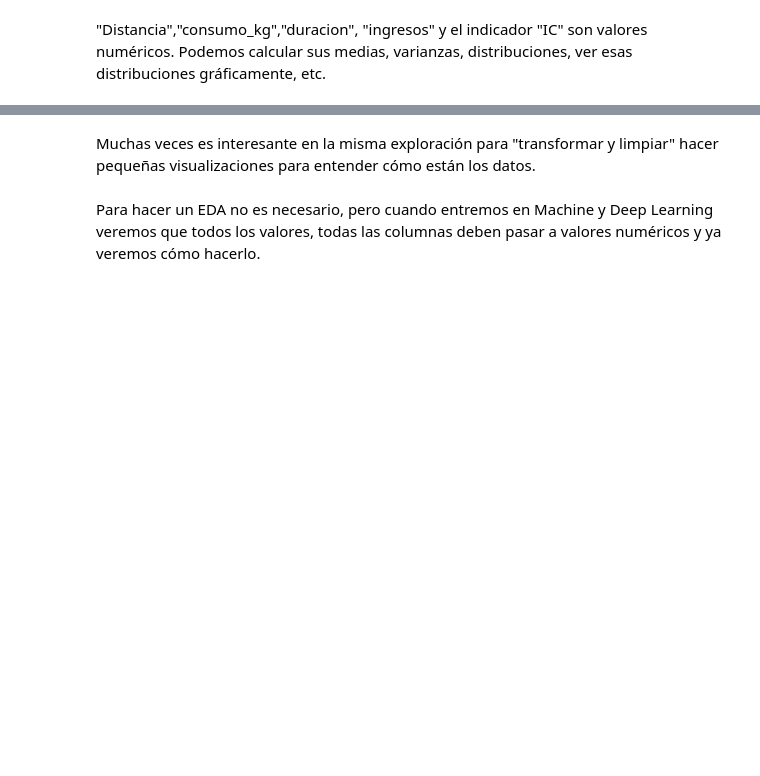
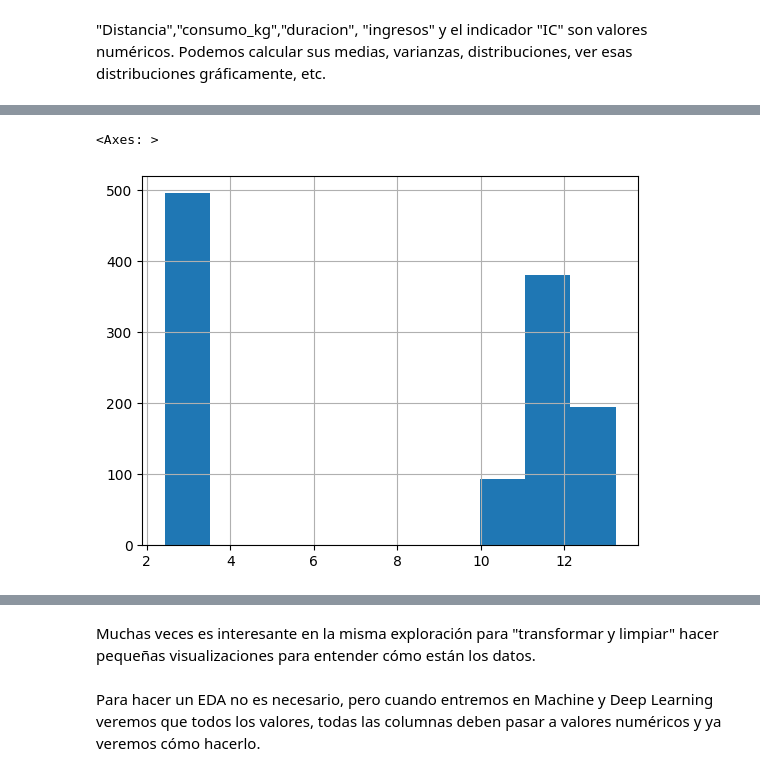
Before and after one commit to eleacos/DS-Online-Elena-Acosta, a Jupyter notebook: 03_Data_Analysis/Sprint_05/Unidad_01_Introduccion_Procesos_ETL/01_Workout/04_Tipos_de_Datos.ipynb, the cells around one changed output, grey strips where cells are left out. Saved outputs shown, nothing was run; the diff lists cells and outputs as text; code cells hidden in the pictures; blank space fills up the shorter version.

```diff
--- a/03_Data_Analysis/Sprint_05/Unidad_01_Introduccion_Procesos_ETL/01_Workout/04_Tipos_de_Datos.ipynb
+++ b/03_Data_Analysis/Sprint_05/Unidad_01_Introduccion_Procesos_ETL/01_Workout/04_Tipos_de_Datos.ipynb
@@ -29,0 +66,5 @@ Es decir los campos o características o columnas que contienen valores numéric
+# %%
+df_datos.IC.hist()
+# %% [output]
+<Axes: >
+[figure, added]
```
Also changed, not shown: parts of 13 cells of this notebook, 4 other files.
